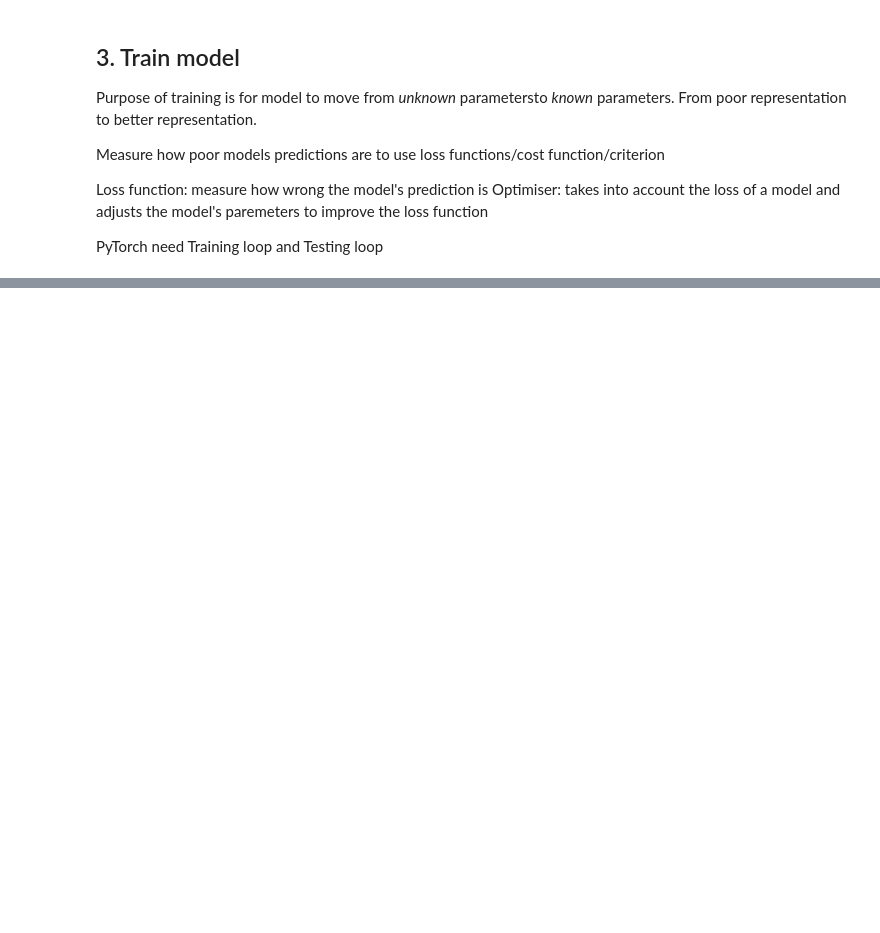
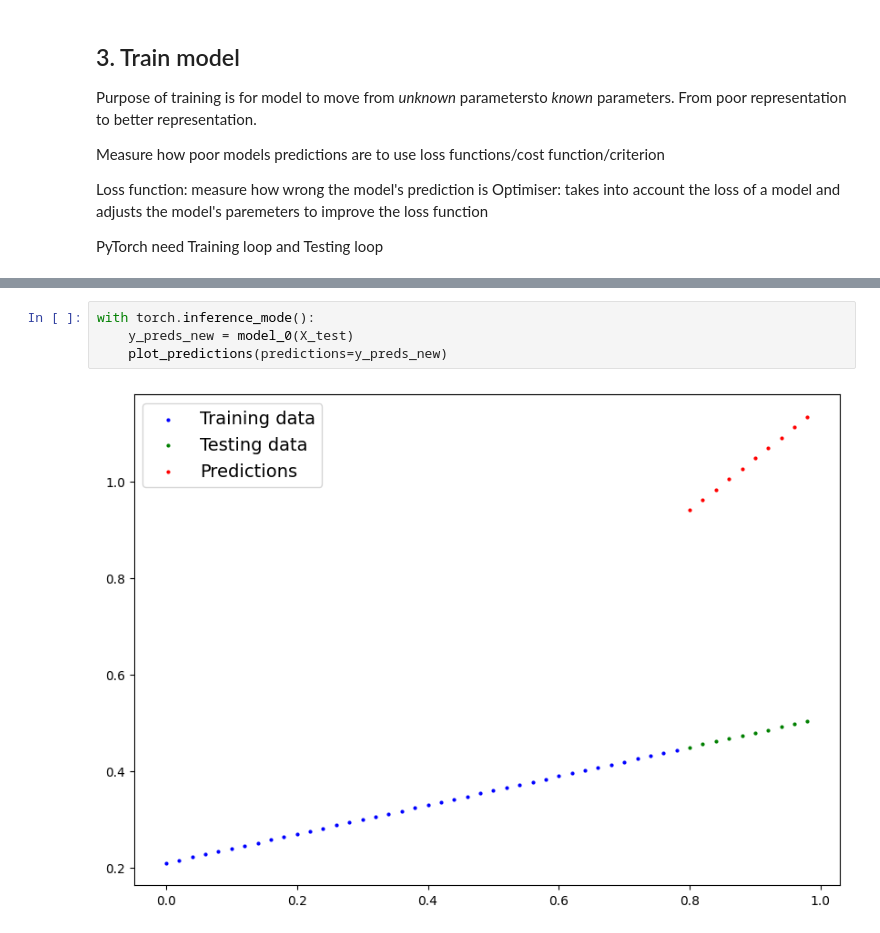
Before and after one commit to joshackland/pytorch-course, a Jupyter notebook: pytorch_course/01_pytorch_workflow.ipynb, the cells around one changed output, grey strips where cells are left out. Drawn from its saved outputs; the diff is of its cells as text; blank space fills up the shorter version.

```diff
--- a/pytorch_course/01_pytorch_workflow.ipynb
+++ b/pytorch_course/01_pytorch_workflow.ipynb
@@ -248,0 +259,6 @@ optimiser = torch.optim.SGD(params=model_0.parameters(), lr=0.01)
+# %%
+with torch.inference_mode():
+    y_preds_new = model_0(X_test)
+    plot_predictions(predictions=y_preds_new)
+# %% [output]
+[figure, added]
```
Also changed, not shown: parts of 23 cells of this notebook, 1 other file.
